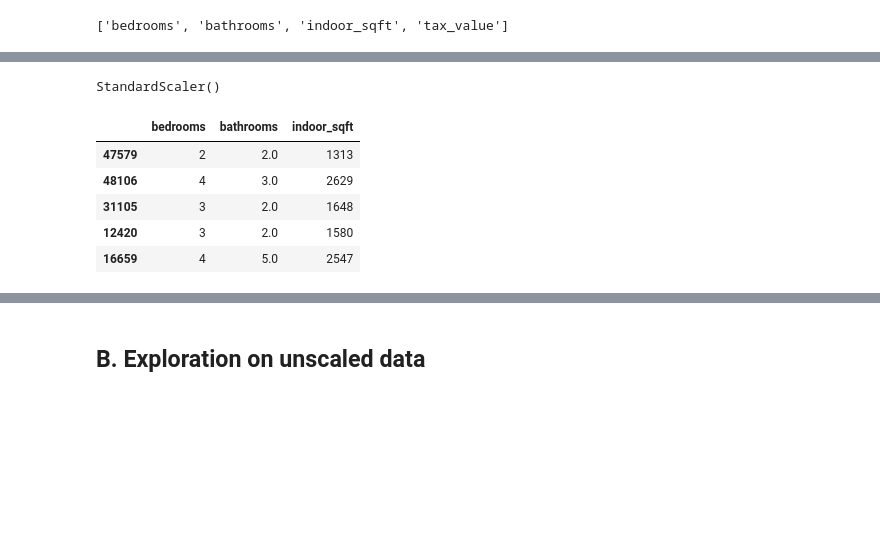
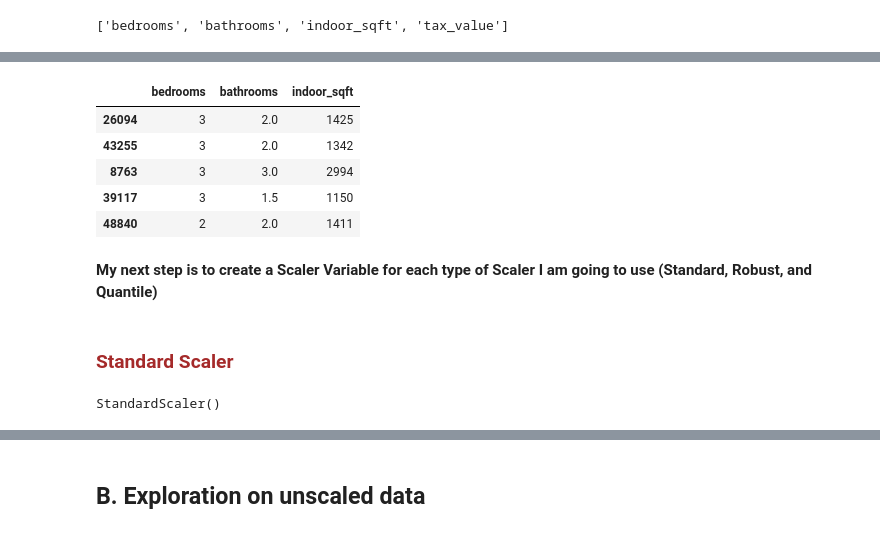
Before and after one commit to Severina7/zillow_project, a Jupyter notebook: zillow_project.ipynb, the cells around one changed output, grey strips where cells are left out. Saved outputs shown, nothing was run; the diff lists cells and outputs as text; code cells hidden in the pictures; blank space fills up the shorter version.

```diff
--- a/zillow_project.ipynb
+++ b/zillow_project.ipynb
@@ -442,3 +489,20 @@ train.columns.tolist()
+# %%
+# Creating a dataframe that holds the features 'bedrooms', 'bathrooms', 'indoor_sqft' only for the test set
+
+for_scaling_test = test.drop(['tax_value'], axis=1)
+
+for_scaling_test.head()
+# %% [output]
+|  | bedrooms | bathrooms | indoor_sqft |
+| 26094 | 3 | 2.0 | 1425 |
+| 43255 | 3 | 2.0 | 1342 |
+| 8763 | 3 | 3.0 | 2994 |
+| 39117 | 3 | 1.5 | 1150 |
+| 48840 | 2 | 2.0 | 1411 |
+# %% [markdown]
+**My next step is to create a Scaler Variable for each type of Scaler I am going to use (Standard, Robust, and Quantile)**
+# %% [markdown]
+### <font color = 'brown'>Standard Scaler</font>
 # %%
 # Applying the standard scaler to the train data
 
@@ -448,13 +512,2 @@ standard_scaler.fit(train)
 # %% [output]
 StandardScaler()
-# %%
-for_scaling_train = train.drop(['tax_value'], axis=1)
-
-for_scaling_train.head()
-# %% [output]
-|  | bedrooms | bathrooms | indoor_sqft |
-| 47579 | 2 | 2.0 | 1313 |
-| 48106 | 4 | 3.0 | 2629 |
-| 31105 | 3 | 2.0 | 1648 |
-| 12420 | 3 | 2.0 | 1580 |
-| 16659 | 4 | 5.0 | 2547 |
```
Also changed, not shown: parts of 53 cells of this notebook.
